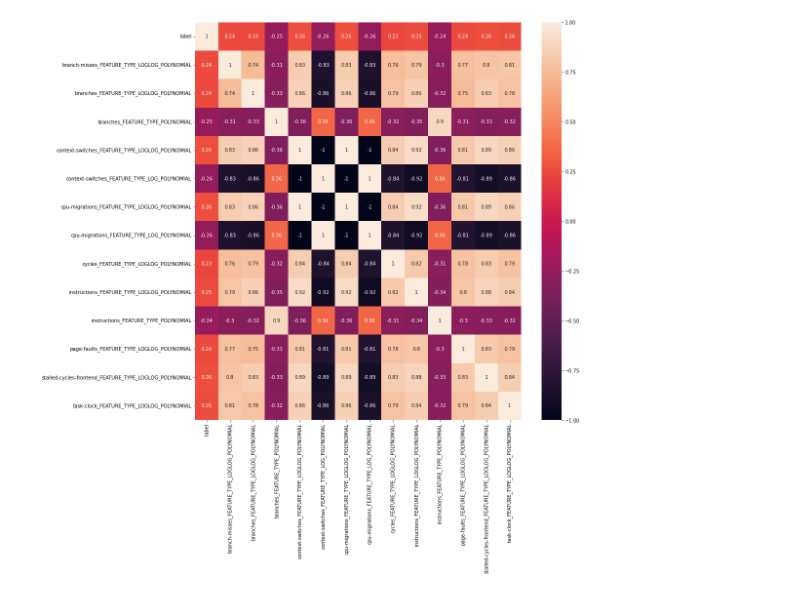
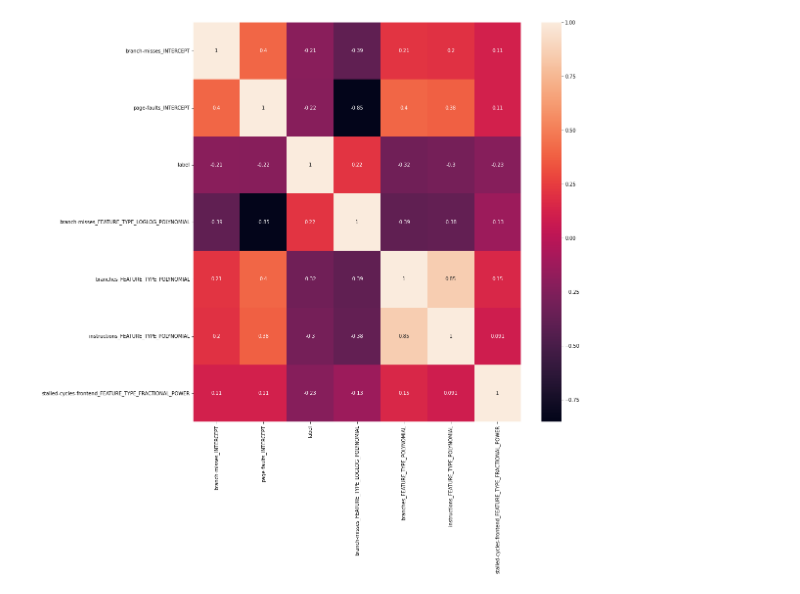
Before and after one commit to raresraf/AlgoRAF, a Jupyter notebook: prototype/SelfOrganizingMap/Features.ipynb, the cells around one changed output. Drawn from its saved outputs; the diff is of its cells as text; code cells hidden in the pictures.

```diff
--- a/prototype/SelfOrganizingMap/Features.ipynb
+++ b/prototype/SelfOrganizingMap/Features.ipynb
@@ -14,14 +14,14 @@ warnings.filterwarnings('ignore')
 label_name = "math"
 embedding_type = "perf" # time or perf
 
-train = pd.get_dummies(pd.read_csv(f'../../dataset/{embedding_type}/{label_name}_dataset.csv'))
+train = pd.get_dummies(pd.read_csv(f'../../dataset/{embedding_type}/small_{label_name}_dataset.csv'))
 # %%
 corr = train.corr()
-highest_corr_features = corr.index[abs(corr["label"])>0.2]
+highest_corr_features = corr.index[abs(corr["label"])>0.21]
 plt.figure(figsize=(15,15))
 g = sns.heatmap(train[highest_corr_features].corr(),annot=True)
 # %% [output]
-[figure, old version]
+[figure, new version]
 # %%
 print(train[highest_corr_features].columns)
 # %% [output]
```
Also changed, not shown: parts of 1 cell of this notebook, 6 other files.
